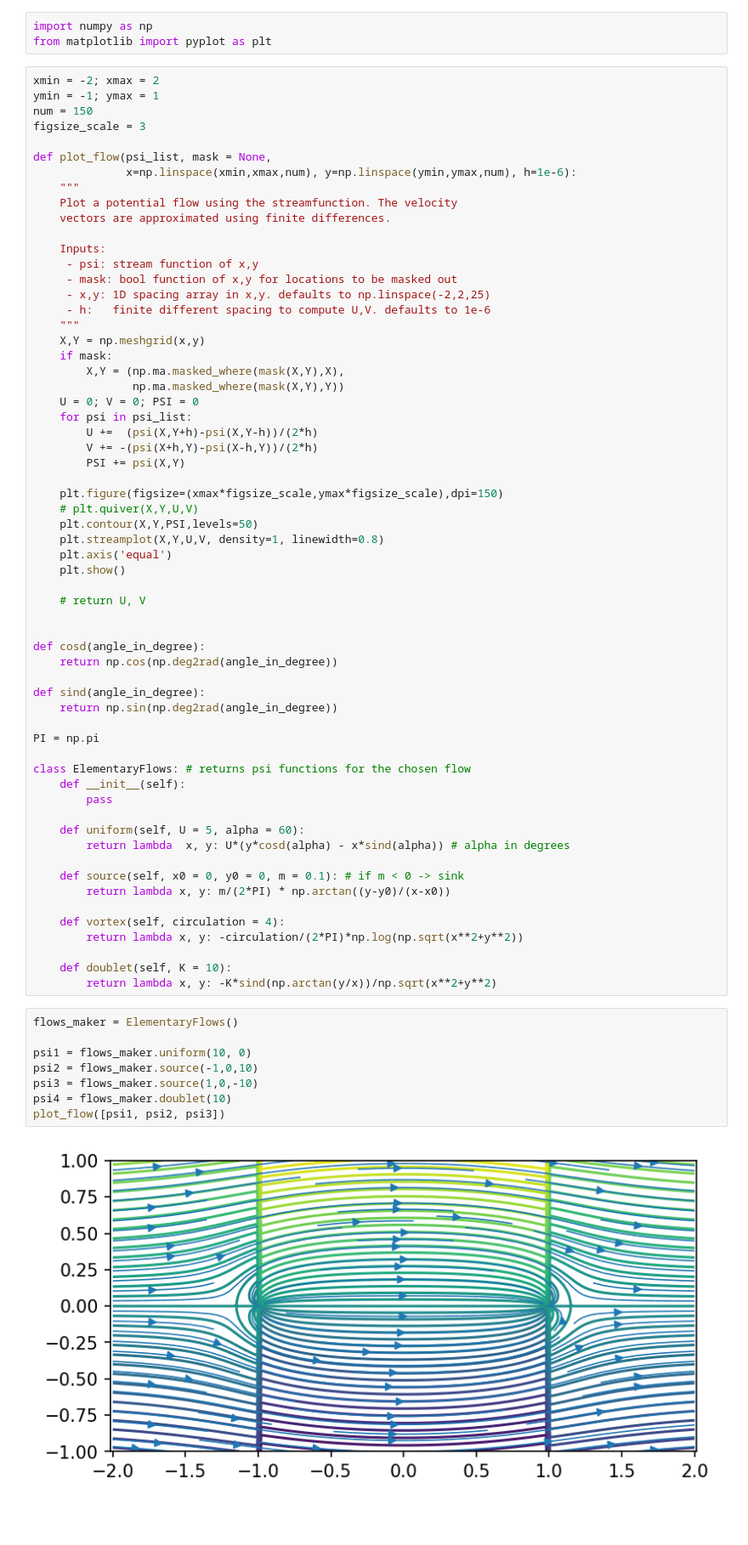
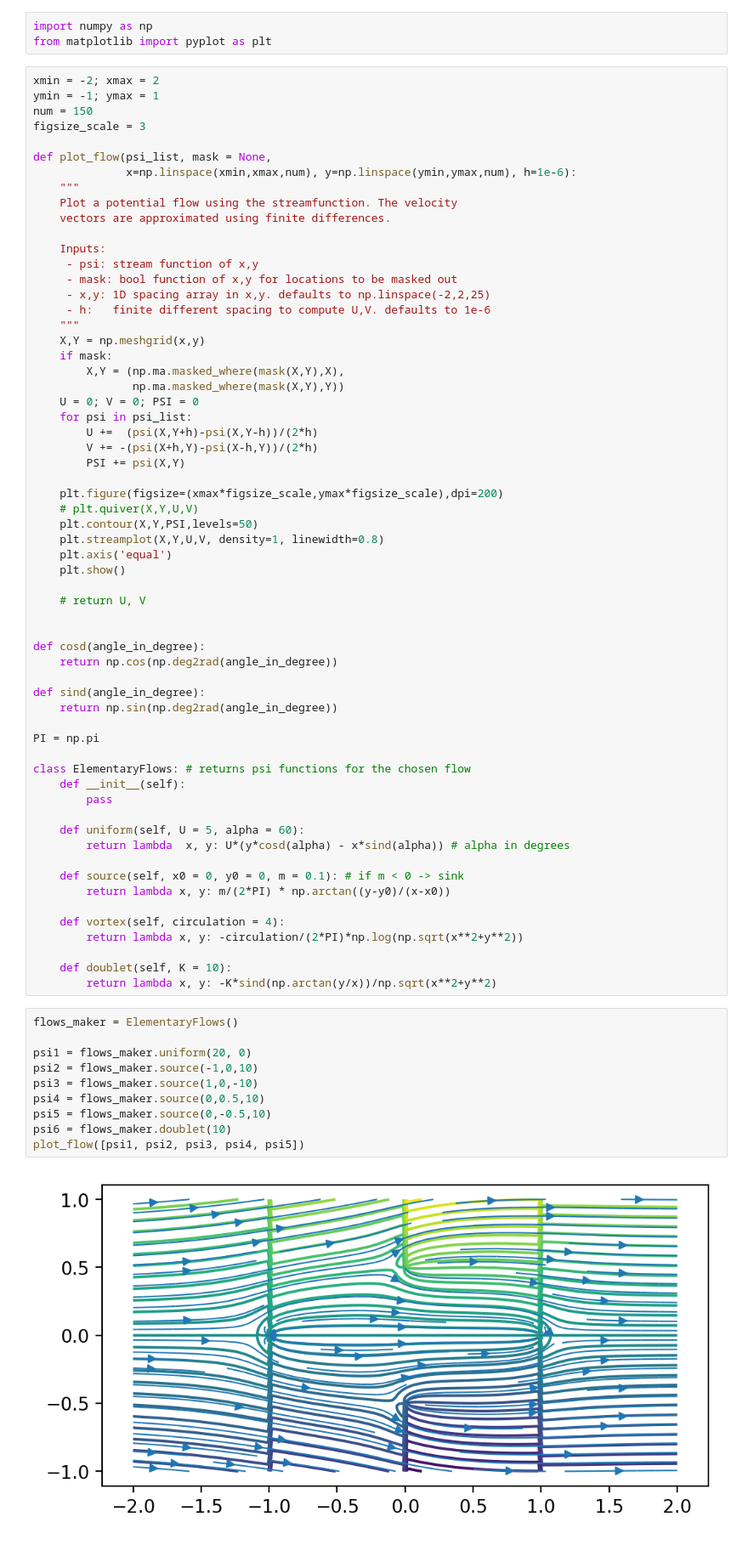
Before and after one commit to efekaanefe/Fluid-Simulations, a Jupyter notebook: Potential-Flow-Theory-Visualization/potential-flow-plot.ipynb, the cells around one changed output. Shown: that part at 85% size. Drawn from its saved outputs; the diff is of its cells as text; blank space fills up the shorter version.

```diff
--- a/Potential-Flow-Theory-Visualization/potential-flow-plot.ipynb
+++ b/Potential-Flow-Theory-Visualization/potential-flow-plot.ipynb
@@ -40,7 +40,7 @@ def plot_flow(psi_list, mask = None,
         V += -(psi(X+h,Y)-psi(X-h,Y))/(2*h)
         PSI += psi(X,Y)
 
-    plt.figure(figsize=(xmax*figsize_scale,ymax*figsize_scale),dpi=150)
+    plt.figure(figsize=(xmax*figsize_scale,ymax*figsize_scale),dpi=200)
     # plt.quiver(X,Y,U,V)
     plt.contour(X,Y,PSI,levels=50)
     plt.streamplot(X,Y,U,V, density=1, linewidth=0.8)
@@ -76,10 +76,12 @@ class ElementaryFlows: # returns psi functions for the chosen flow
 # %%
 flows_maker = ElementaryFlows()
 
-psi1 = flows_maker.uniform(10, 0)
+psi1 = flows_maker.uniform(20, 0)
 psi2 = flows_maker.source(-1,0,10)
 psi3 = flows_maker.source(1,0,-10)
-psi4 = flows_maker.doublet(10)
-plot_flow([psi1, psi2, psi3])
+psi4 = flows_maker.source(0,0.5,10)
+psi5 = flows_maker.source(0,-0.5,10)
+psi6 = flows_maker.doublet(10)
+plot_flow([psi1, psi2, psi3, psi4, psi5])
 # %% [output]
-[figure, old version]
+[figure, new version]
```
